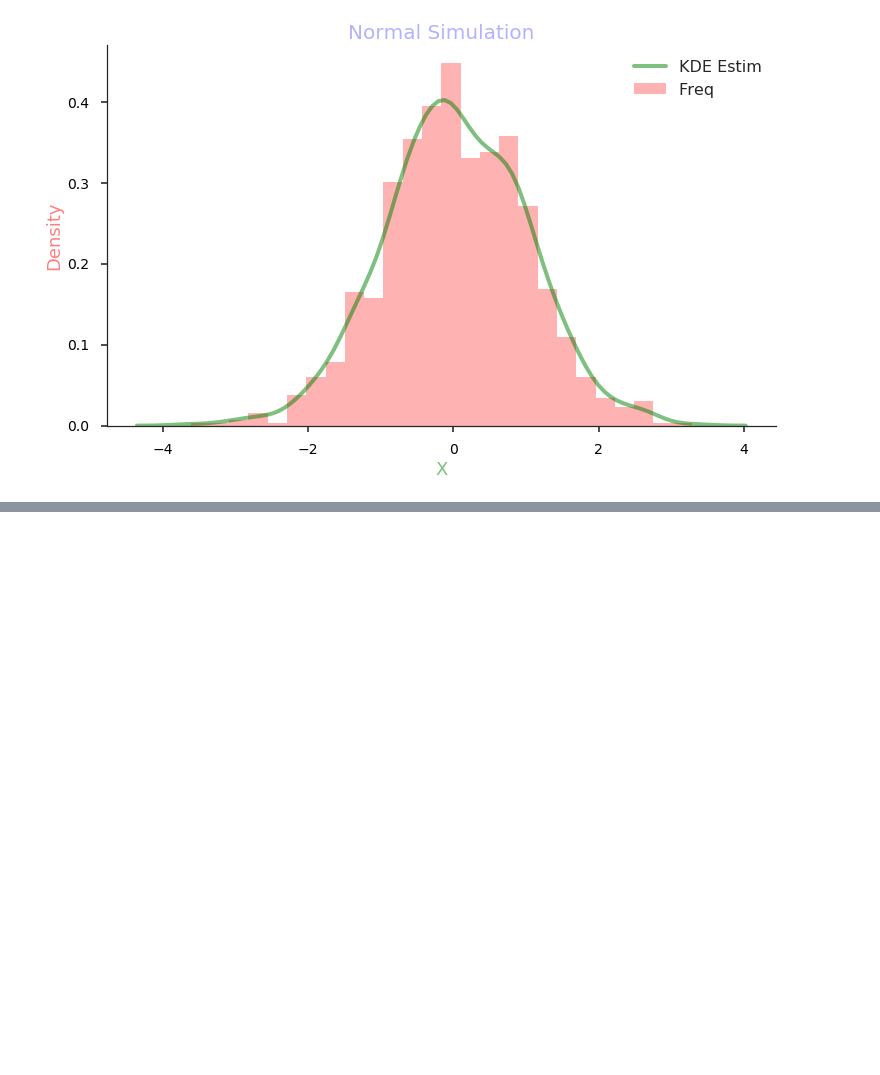
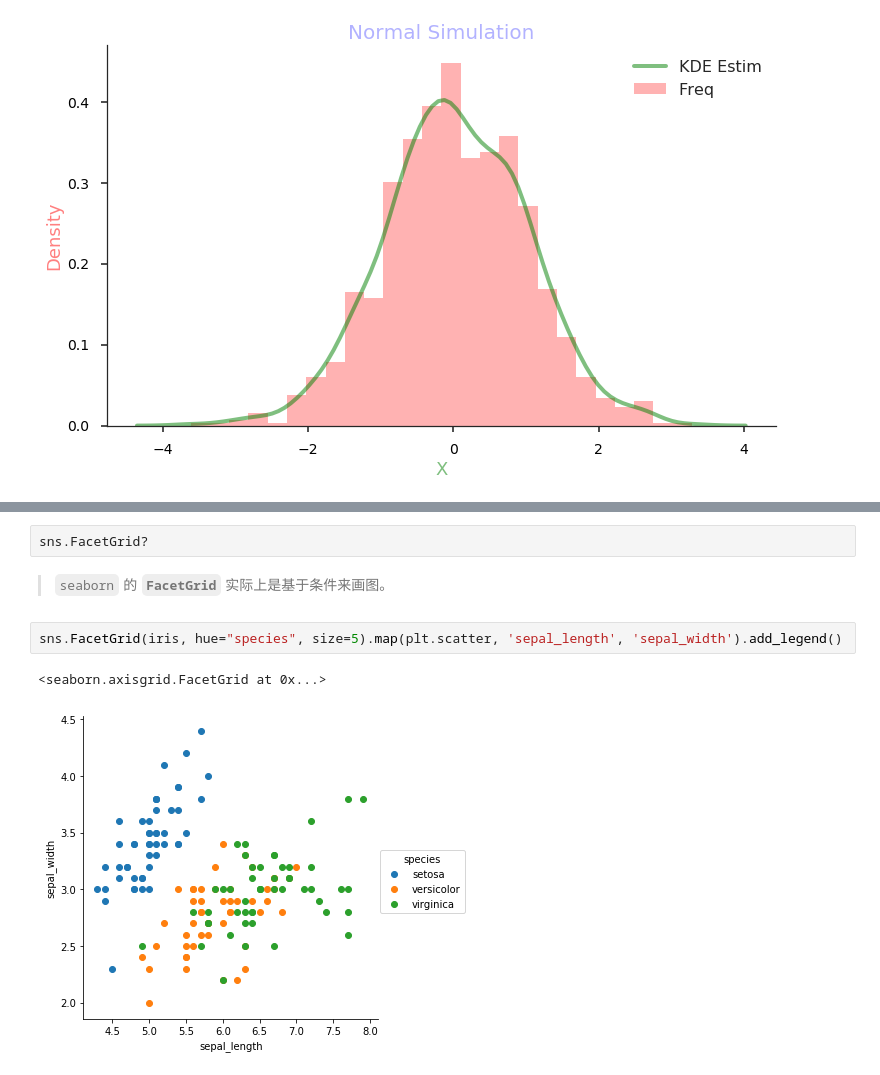
Before and after one commit to lqleon1214/data_analysis_test, a Jupyter notebook: chp7.2-seaborn.ipynb, the cells around one changed output, grey strips where cells are left out. Saved outputs shown, nothing was run; the diff lists cells and outputs as text; blank space fills up the shorter version.

```diff
--- a/chp7.2-seaborn.ipynb
+++ b/chp7.2-seaborn.ipynb
@@ -247,0 +274,9 @@ g.tick_params(labelsize=14, labelcolor='black')
+# %%
+sns.FacetGrid?
+# %% [markdown]
+> `seaborn` 的 **`FacetGrid`** 实际上是基于条件来画图。
+# %%
+sns.FacetGrid(iris, hue="species", size=5).map(plt.scatter, 'sepal_length', 'sepal_width').add_legend()
+# %% [output]
+<seaborn.axisgrid.FacetGrid at 0x...>
+[figure, added]
```
Also changed, not shown: parts of 13 cells of this notebook.
